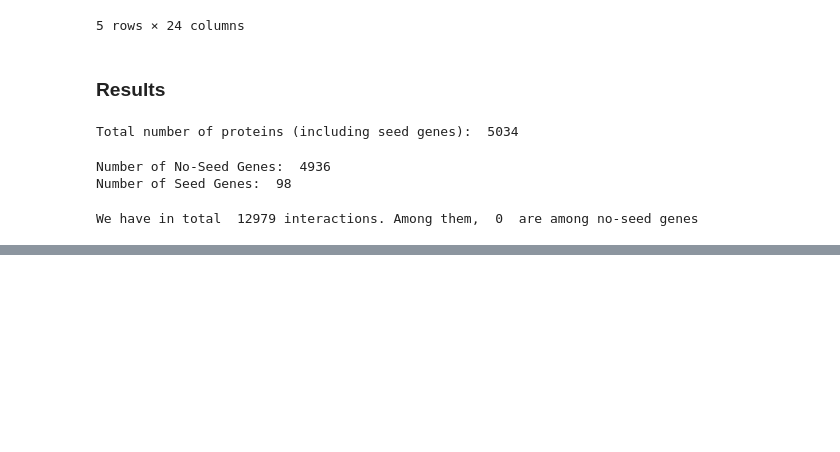
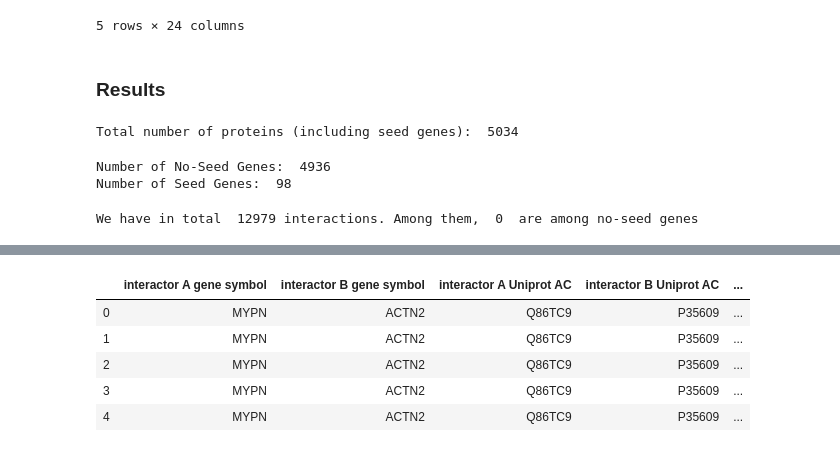
Before and after one commit to LivLilli/Network-Medicine-Dilated-Cardiomyopathy, a Jupyter notebook: project.ipynb, the cells around one changed output, grey strips where cells are left out. Cells and saved outputs as stored; diff of their text form; code cells hidden in the pictures; blank space fills up the shorter version.

```diff
--- a/project.ipynb
+++ b/project.ipynb
@@ -322,0 +363,31 @@ biogrid_interactions.to_csv('biogrid_interactions.csv')
+# %%
+# adding to biogrid df, uniprot for the genes A,B
+seeds_interactions = seeds_interactions[['Official Symbol Interactor A', 'Official Symbol Interactor B']]
+
+df1= final_df[final_df['Gene_Symbol'].isin(list(seeds_interactions['Official Symbol Interactor A']))]
+df2 = final_df[final_df['Gene_Symbol'].isin(list(seeds_interactions['Official Symbol Interactor B']))]
+df = pd.concat([df1,df2], axis= 0)
+
+df = df[['Gene_Symbol', 'Uniprot AC']]
+
+biogrid_df = pd.merge(seeds_interactions, df, left_on='Official Symbol Interactor A', right_on='Gene_Symbol')
+biogrid_df = biogrid_df.drop(['Gene_Symbol'], axis=1)
+old_cols = list(biogrid_df.columns)
+new_cols = ['Official Symbol Interactor A', 'Official Symbol Interactor B', 'UniA']
+biogrid_df = biogrid_df.rename(columns= dict(zip(old_cols, new_cols)))
+biogrid_df = pd.merge(biogrid_df, df, left_on='Official Symbol Interactor B', right_on='Gene_Symbol')
+biogrid_df = biogrid_df.drop(['Gene_Symbol'], axis=1)
+# %%
+# rename cols
+db_source = ['Biogrid' for x in range(len(biogrid_df))]
+biogrid_df['source'] = db_source
+biogrid_df = rename_cols(biogrid_df)
+# %%
+biogrid_df.head()
+# %% [output]
+|  | interactor A gene symbol | interactor B gene symbol | interactor A Uniprot AC | interactor B Uniprot AC | ... |
+| 0 | MYPN | ACTN2 | Q86TC9 | P35609 | ... |
+| 1 | MYPN | ACTN2 | Q86TC9 | P35609 | ... |
+| 2 | MYPN | ACTN2 | Q86TC9 | P35609 | ... |
+| 3 | MYPN | ACTN2 | Q86TC9 | P35609 | ... |
+| 4 | MYPN | ACTN2 | Q86TC9 | P35609 | ... |
```
Also changed, not shown: parts of 21 cells of this notebook.
